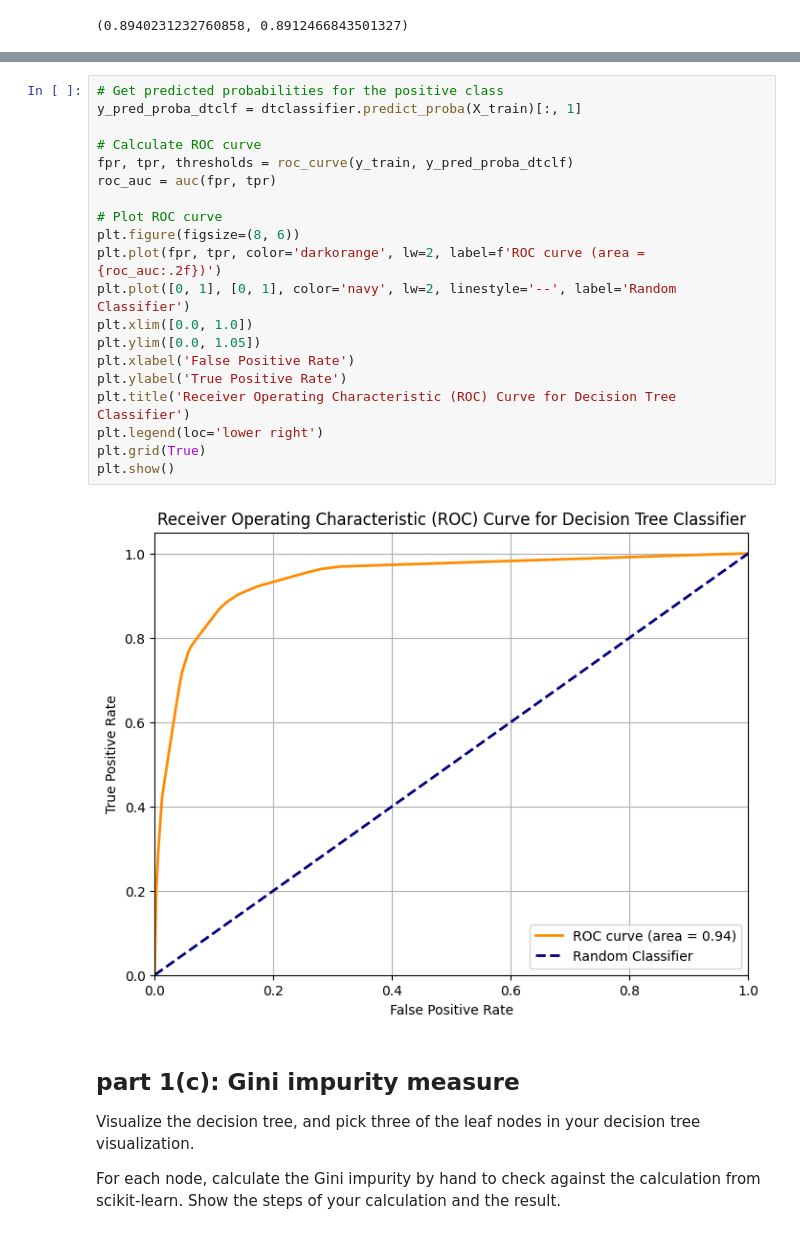
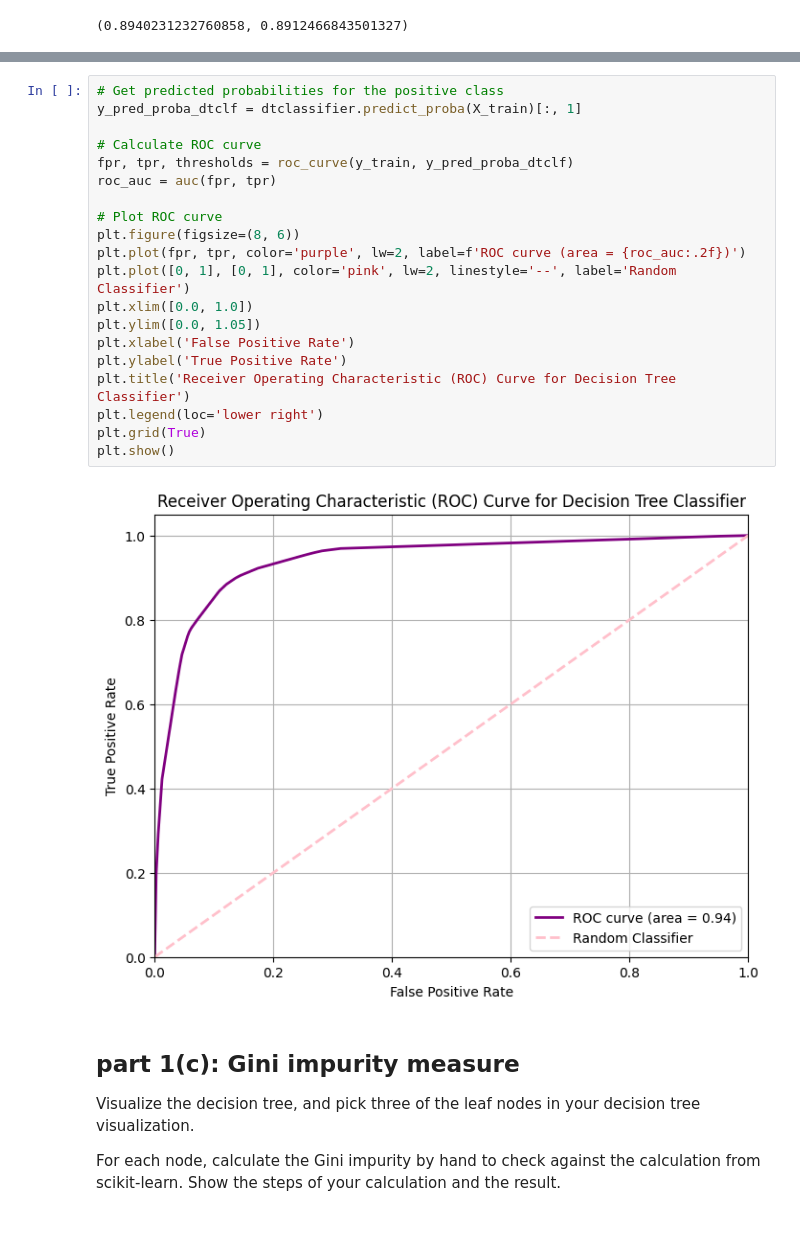
Before and after one commit to lbovet8/phys152-2026, a Jupyter notebook: Exercises/Homework-2.ipynb, the cells around one changed output, grey strips where cells are left out. Saved outputs shown, nothing was run; the diff lists cells and outputs as text.

```diff
--- a/Exercises/Homework-2.ipynb
+++ b/Exercises/Homework-2.ipynb
@@ -130,25 +172,25 @@ plt.show()
 # %%
 # Get predicted probabilities for the positive class
 y_pred_proba_dtclf = dtclassifier.predict_proba(X_train)[:, 1]
 
 # Calculate ROC curve
 fpr, tpr, thresholds = roc_curve(y_train, y_pred_proba_dtclf)
 roc_auc = auc(fpr, tpr)
 
 # Plot ROC curve
 plt.figure(figsize=(8, 6))
-plt.plot(fpr, tpr, color='darkorange', lw=2, label=f'ROC curve (area = {roc_auc:.2f})')
-plt.plot([0, 1], [0, 1], color='navy', lw=2, linestyle='--', label='Random Classifier')
+plt.plot(fpr, tpr, color='purple', lw=2, label=f'ROC curve (area = {roc_auc:.2f})')
+plt.plot([0, 1], [0, 1], color='pink', lw=2, linestyle='--', label='Random Classifier')
 plt.xlim([0.0, 1.0])
 plt.ylim([0.0, 1.05])
 plt.xlabel('False Positive Rate')
 plt.ylabel('True Positive Rate')
 plt.title('Receiver Operating Characteristic (ROC) Curve for Decision Tree Classifier')
 plt.legend(loc='lower right')
 plt.grid(True)
 plt.show()
 # %% [output]
-[figure, old version]
+[figure, new version]
 # %% [markdown]
 ## part 1(c): Gini impurity measure
 
```
Also changed, not shown: parts of 11 cells of this notebook.
